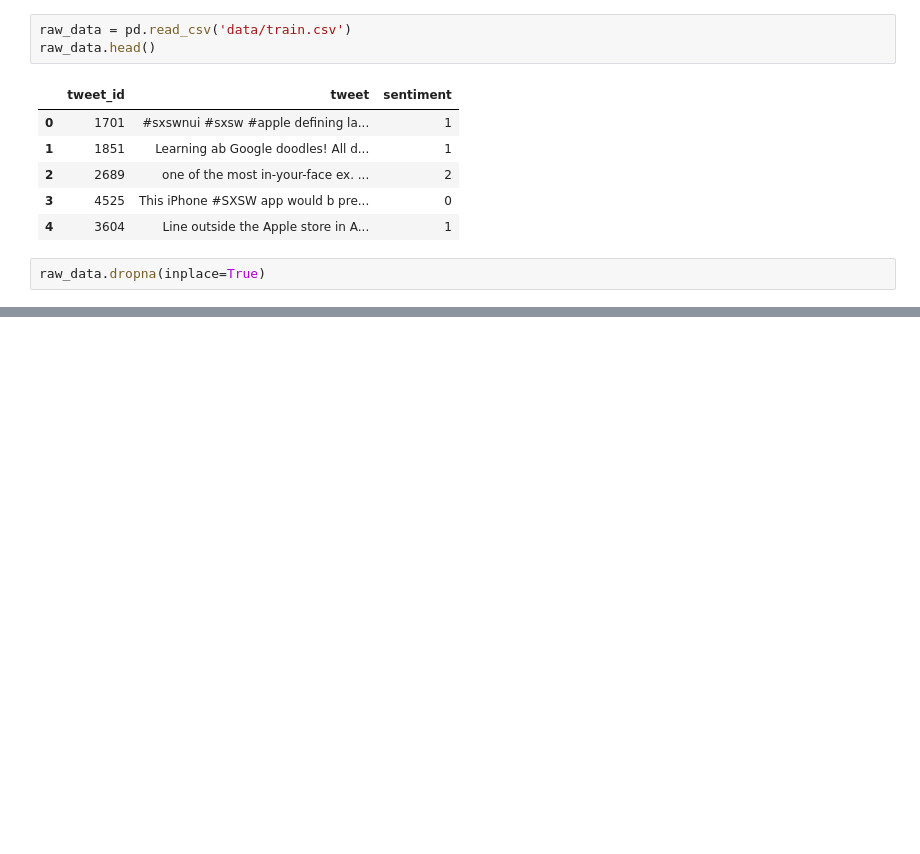
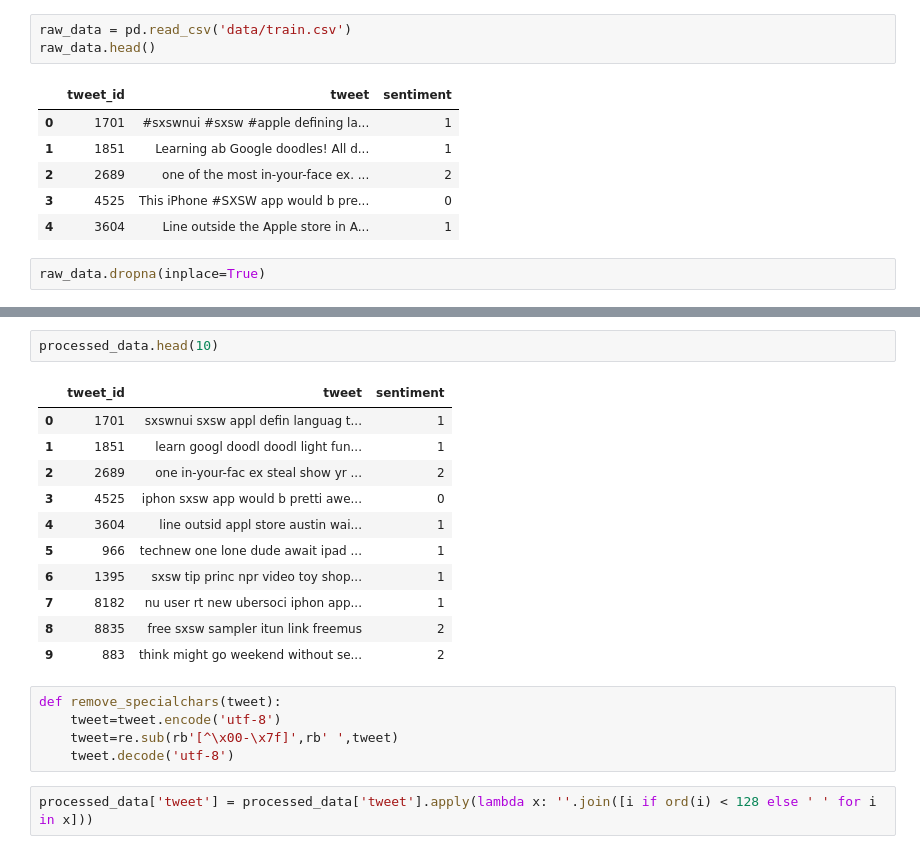
Before and after one commit to Sufi737/Sentiment-analysis-hackathon, a Jupyter notebook: Applying preprocessing.ipynb, the cells around one changed output, grey strips where cells are left out. Drawn from its saved outputs; the diff is of its cells as text; blank space fills up the shorter version.

```diff
--- a/Applying preprocessing.ipynb
+++ b/Applying preprocessing.ipynb
@@ -34,0 +36,21 @@ NameError: name 'nltk' is not defined
+# %%
+processed_data.head(10)
+# %% [output]
+|  | tweet_id | tweet | sentiment |
+| 0 | 1701 | sxswnui sxsw appl defin languag t... | 1 |
+| 1 | 1851 | learn googl doodl doodl light fun... | 1 |
+| 2 | 2689 | one in-your-fac ex steal show yr ... | 2 |
+| 3 | 4525 | iphon sxsw app would b pretti awe... | 0 |
+| 4 | 3604 | line outsid appl store austin wai... | 1 |
+| 5 | 966 | technew one lone dude await ipad ... | 1 |
+| 6 | 1395 | sxsw tip princ npr video toy shop... | 1 |
+| 7 | 8182 | nu user rt new ubersoci iphon app... | 1 |
+| 8 | 8835 | free sxsw sampler itun link freemus | 2 |
+| 9 | 883 | think might go weekend without se... | 2 |
+# %%
+def remove_specialchars(tweet):
+    tweet=tweet.encode('utf-8')
+    tweet=re.sub(rb'[^\x00-\x7f]',rb' ',tweet)
+    tweet.decode('utf-8')
+# %%
+processed_data['tweet'] = processed_data['tweet'].apply(lambda x: ''.join([i if ord(i) < 128 else ' ' for i in x]))
```
Also changed, not shown: parts of 5 cells of this notebook, 4 other files.
